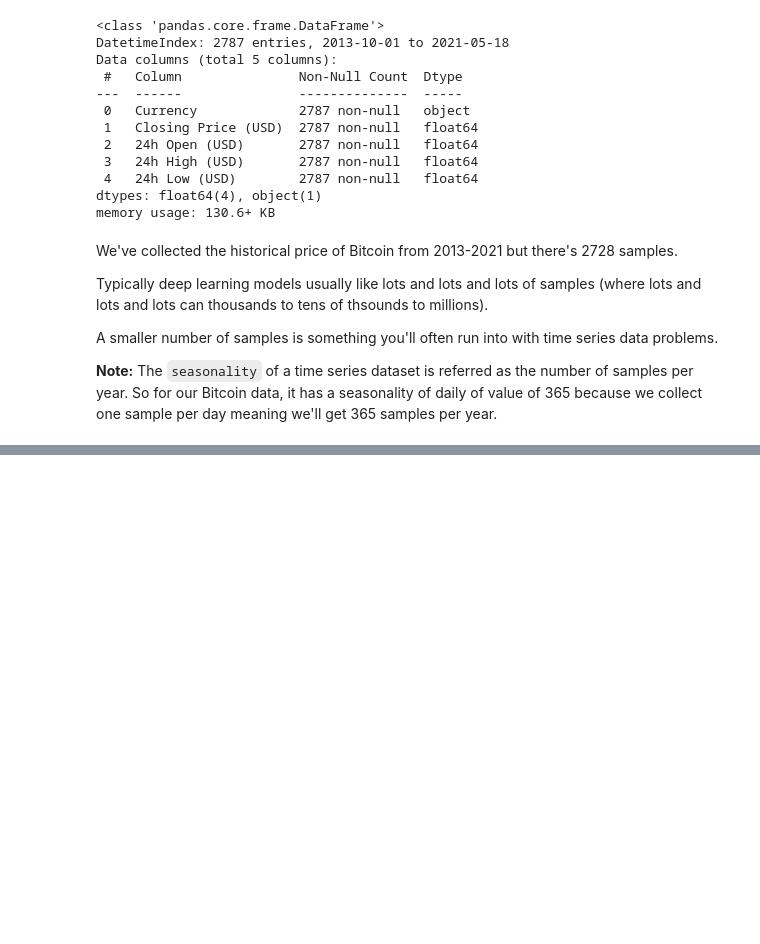
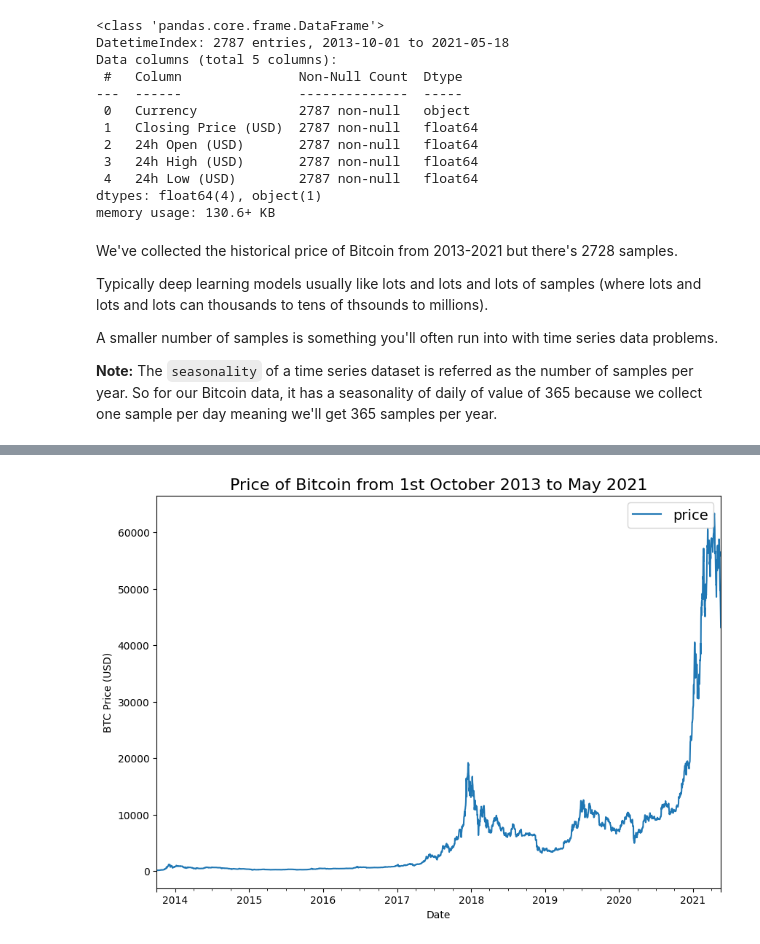
Before and after one commit to 21Ovi/BitPredict, a Jupyter notebook: BitPredict.ipynb, the cells around one changed output, grey strips where cells are left out. Cells and saved outputs as stored; diff of their text form; code cells hidden in the pictures; blank space fills up the shorter version.

```diff
--- a/BitPredict.ipynb
+++ b/BitPredict.ipynb
@@ -67,3 +67,9 @@ Typically deep learning models usually like lots and lots and lots of samples (w
 A smaller number of samples is something you'll often run into with time series data problems.
 
 **Note:** The `seasonality` of a time series dataset is referred as the number of samples per year. So for our Bitcoin data, it has a seasonality of daily of value of 365 because we collect one sample per day meaning we'll get 365 samples per year.
+# %%
+# Only want closing price for each dat
+bitcoin_prices = pd.DataFrame(df['Closing Price (USD)']).rename(columns={'Closing Price (USD)': 'price'})
+
+# Let's take a look
+bitcoin_prices.head()
@@ -69,0 +84,9 @@ A smaller number of samples is something you'll often run into with time series
+# %%
+import matplotlib.pyplot as plt
+
+bitcoin_prices.plot(figsize=(10, 7))
+plt.ylabel('BTC Price (USD)')
+plt.title('Price of Bitcoin from 1st October 2013 to May 2021', fontsize=16)
+plt.legend(fontsize=14);
+# %% [output]
+[figure, added]
```
Also changed, not shown: parts of 2 cells of this notebook.
